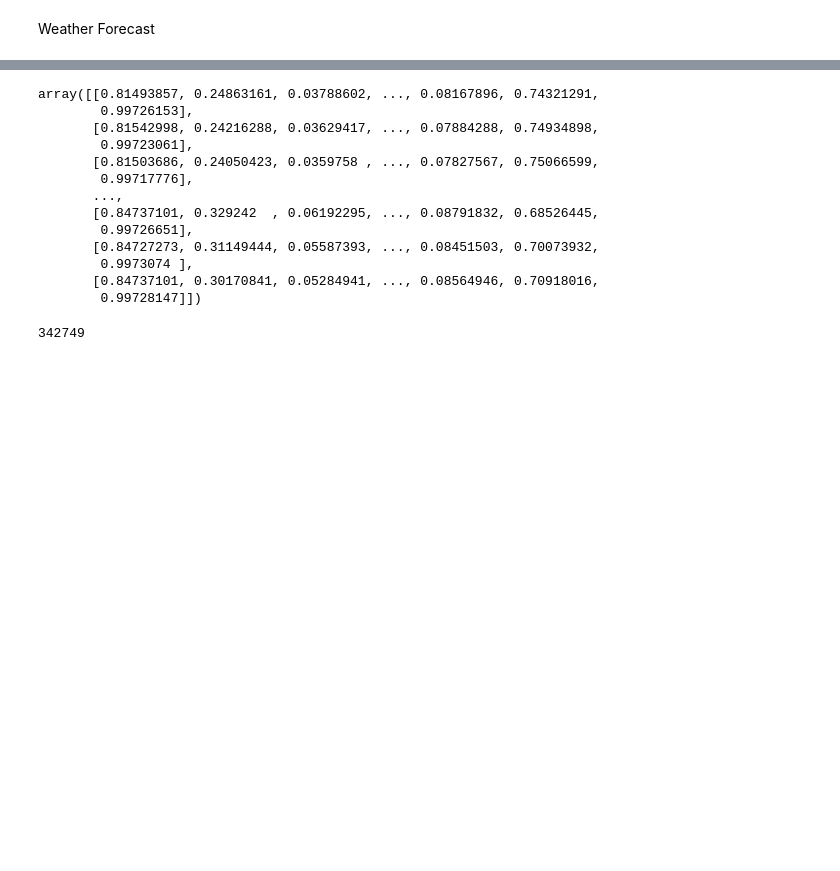
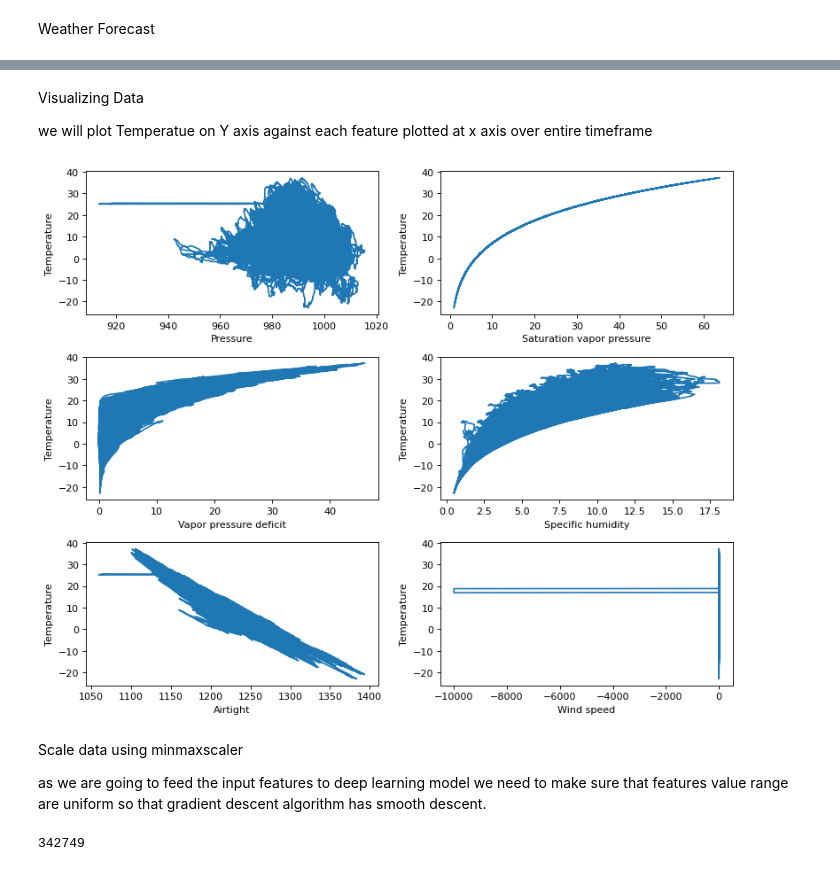
Before and after one commit to amandatta16/WeatherPrediction, a Jupyter notebook: WeatherForecast.ipynb, the cells around one changed output, grey strips where cells are left out. Saved outputs shown, nothing was run; the diff lists cells and outputs as text; code cells hidden in the pictures; blank space fills up the shorter version.

```diff
--- a/WeatherForecast.ipynb
+++ b/WeatherForecast.ipynb
@@ -16,8 +21,8 @@ Download Weather data
 # %%
-dataset_url = "https://github.com/amandatta16/WeatherPrediction/blob/main/Dataset/jena_climate_2009_2016.csv.zip?raw=true"
-download_url(dataset_url, './data','jena_climate_2009_2016.csv.zip' )
-zip_file = ZipFile('./data/jena_climate_2009_2016.csv.zip')
+dataset_url = "https://github.com/amandatta16/WeatherPrediction/blob/main/Dataset/compiled_2009_2016.csv.zip?raw=true"
+download_url(dataset_url, './data','compiled_2009_2016.csv.zip' )
+zip_file = ZipFile('./data/compiled_2009_2016.csv.zip')
 zip_file.extractall()
-df = pd.read_csv('./data/jena_climate_2009_2016.csv.zip')
+df = pd.read_csv('./data/compiled_2009_2016.csv.zip')
 df.head()
 # %% [output]
@@ -88,0 +48,9 @@ Scale data using minmaxscaler
+# %%
+od = OrderedDict()
+od["p (mbar)"] = "Pressure"
+od["VPmax (mbar)"] = "Saturation vapor pressure"
+od["VPdef (mbar)"] = "Vapor pressure deficit"
+od["sh (g/kg)"] = "Specific humidity"
+od["rho (g/m**3)"] = "Airtight"
+od["wv (m/s)"] = "Wind speed"
+od["T (degC)"] = "Temperature"
@@ -88,0 +59,6 @@ Scale data using minmaxscaler
+# %%
+
+input_features = [i for i in od]
+features = df[input_features]
+features.index = df["Date Time"]
+features.head()
@@ -89,21 +73,35 @@ Scale data using minmaxscaler
+# %% [markdown]
+Visualizing Data
+
+we will plot Temperatue on Y axis against each feature plotted at x axis over entire timeframe
+# %%
+def temperatureToFeatureVisualization(df):
+    fig, axes = plt.subplots(nrows=3, ncols=2, figsize=(10, 8), dpi=80, facecolor='w', edgecolor='k')
+    tempKey = "T (degC)"
+    i = 0
+    length = len(input_features) - 1
+    while i < length:
+        key = input_features[i]
+        y = df["T (degC)"].to_list()
+        x = df[key].to_list()
+        axes[i // 2, i % 2].plot(x, y)
+        axes[i // 2, i % 2].set(xlabel=od[key], ylabel=od[tempKey])
+        i += 1
+    fig.tight_layout()
+    plt.show()
+
+
+temperatureToFeatureVisualization(df)
+# %% [output]
+[figure, added]
+# %% [markdown]
+Scale data using minmaxscaler
+
+as we are going to feed the input features to deep learning
+model we need to make sure that features value range are uniform so that gradient descent algorithm has smooth descent.
 # %%
 scaler = MinMaxScaler()
 features = scaler.fit_transform(features.values)
-features
-# %% [output]
-array([[0.81493857, 0.24863161, 0.03788602, ..., 0.08167896, 0.74321291,
-        0.99726153],
-       [0.81542998, 0.24216288, 0.03629417, ..., 0.07884288, 0.74934898,
-        0.99723061],
-       [0.81503686, 0.24050423, 0.0359758 , ..., 0.07827567, 0.75066599,
-        0.99717776],
-       ...,
-       [0.84737101, 0.329242  , 0.06192295, ..., 0.08791832, 0.68526445,
-        0.99726651],
-       [0.84727273, 0.31149444, 0.05587393, ..., 0.08451503, 0.70073932,
-        0.9973074 ],
-       [0.84737101, 0.30170841, 0.05284941, ..., 0.08564946, 0.70918016,
-        0.99728147]])
 # %%
 split_fraction = 0.815
 train_split = int(split_fraction * len(features))
```
Also changed, not shown: parts of 26 cells of this notebook.
